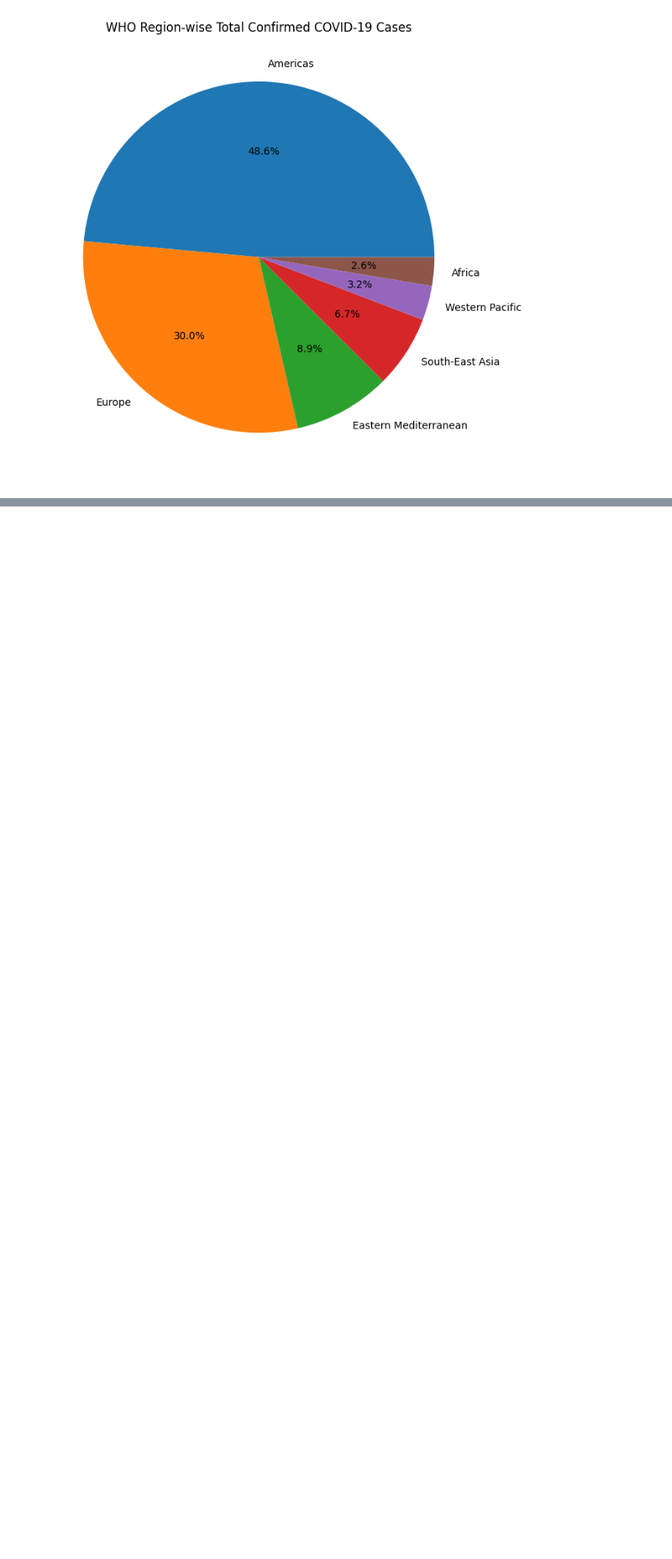
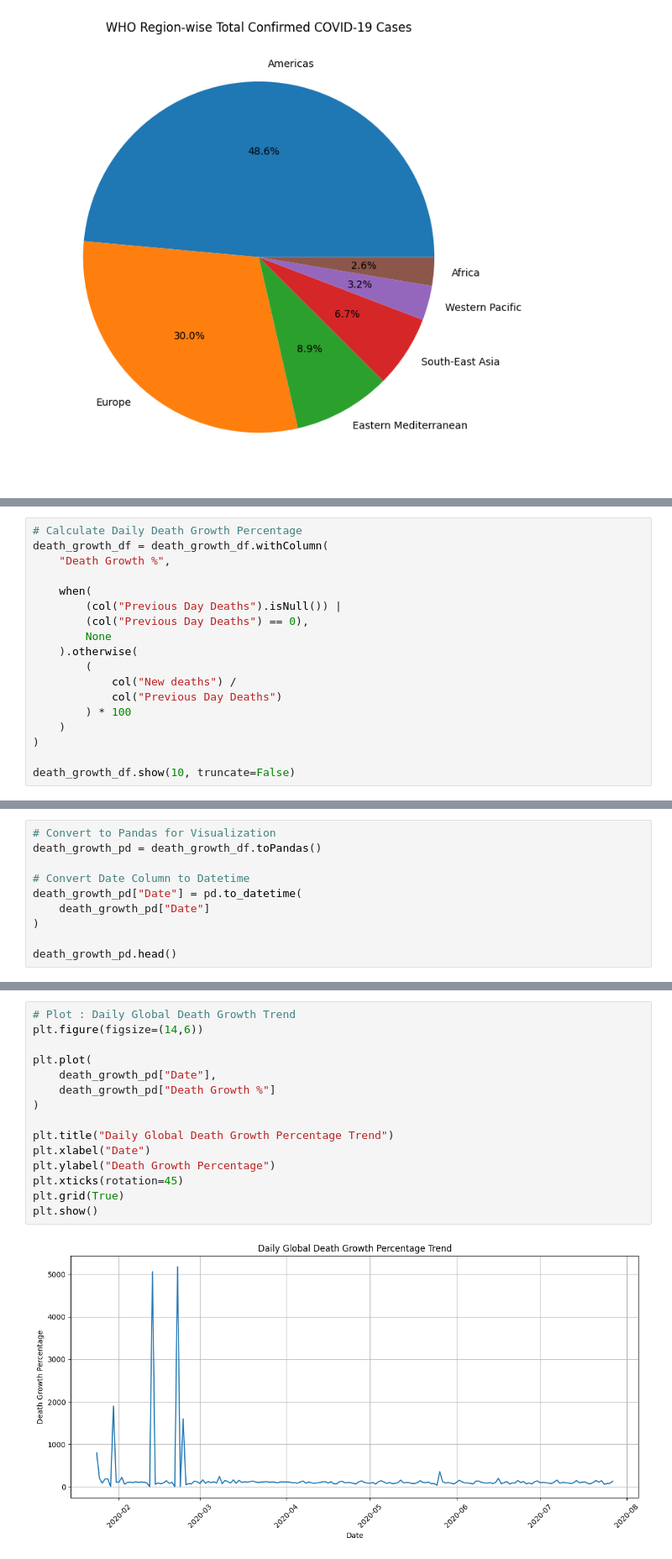
Before and after one commit to anshkhare1607-web/CovidPySpark, a Jupyter notebook: main.ipynb, the cells around one changed output, grey strips where cells are left out. Shown at 84% size. Drawn from its saved outputs; the diff is of its cells as text; blank space fills up the shorter version.

```diff
--- a/main.ipynb
+++ b/main.ipynb
@@ -548,0 +673,18 @@ plt.show()
+# %%
+# Calculate Daily Death Growth Percentage
+death_growth_df = death_growth_df.withColumn(
+    "Death Growth %",
+
+    when(
+        (col("Previous Day Deaths").isNull()) |
+        (col("Previous Day Deaths") == 0),
+        None
+    ).otherwise(
+        (
+            col("New deaths") /
+            col("Previous Day Deaths")
+        ) * 100
+    )
+)
+
+death_growth_df.show(10, truncate=False)
@@ -548,0 +707,10 @@ plt.show()
+# %%
+# Convert to Pandas for Visualization
+death_growth_pd = death_growth_df.toPandas()
+
+# Convert Date Column to Datetime
+death_growth_pd["Date"] = pd.to_datetime(
+    death_growth_pd["Date"]
+)
+
+death_growth_pd.head()
@@ -548,0 +724,17 @@ plt.show()
+# %%
+# Plot : Daily Global Death Growth Trend
+plt.figure(figsize=(14,6))
+
+plt.plot(
+    death_growth_pd["Date"],
+    death_growth_pd["Death Growth %"]
+)
+
+plt.title("Daily Global Death Growth Percentage Trend")
+plt.xlabel("Date")
+plt.ylabel("Death Growth Percentage")
+plt.xticks(rotation=45)
+plt.grid(True)
+plt.show()
+# %% [output]
+[figure, added]
```
Also changed, not shown: parts of 17 cells of this notebook.
